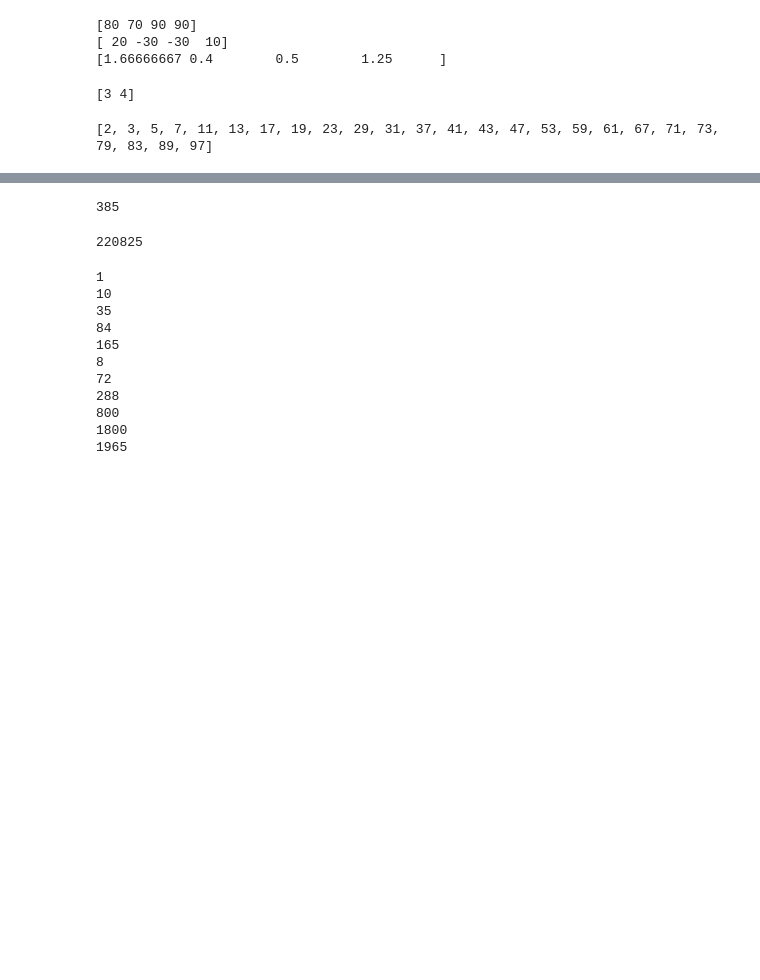
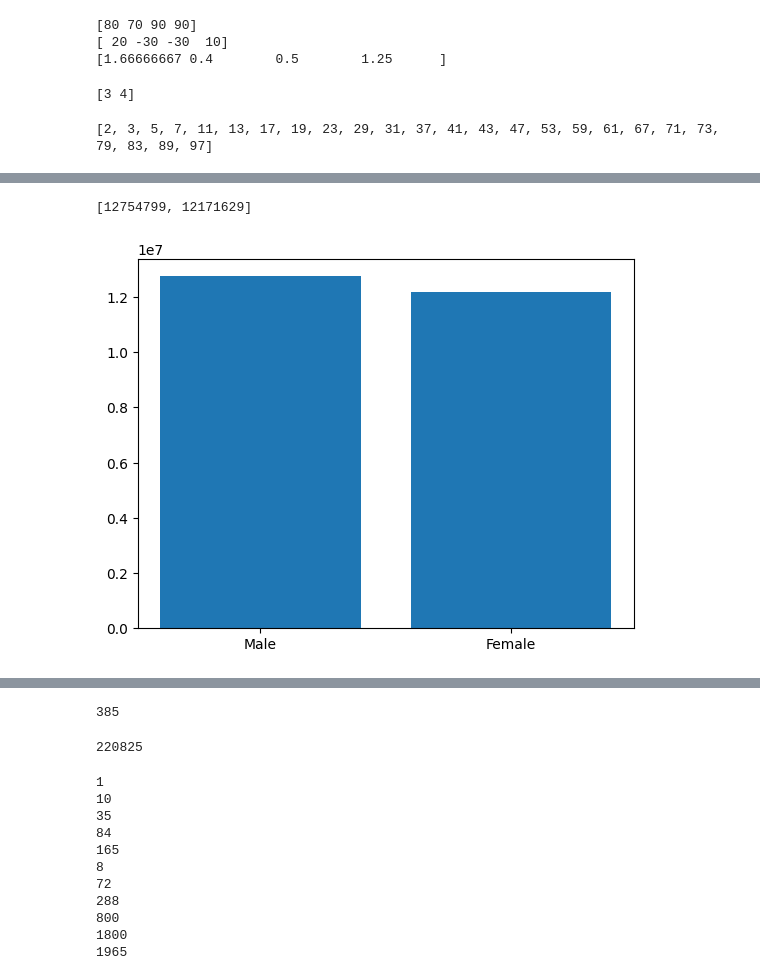
Before and after one commit to priyankarana5650-commits/PriyankaRana, a Jupyter notebook: PriyaRana11.ipynb, the cells around one changed output, grey strips where cells are left out. Drawn from its saved outputs; the diff is of its cells as text; code cells hidden in the pictures; blank space fills up the shorter version.

```diff
--- a/PriyaRana11.ipynb
+++ b/PriyaRana11.ipynb
@@ -244,0 +310,20 @@ print(prime_numbers)
+# %%
+unique_gender=[]
+gender_wise_sales=[]
+
+
+for i in gender:
+  if i not in unique_gender:
+    unique_gender.append(i)
+    gender_wise_sales.append(0)
+
+for i in range(len(gender)):
+  index=unique_gender.index(gender[i])
+  gender_wise_sales[index]=gender_wise_sales[index]+amount[i]
+print(gender_wise_sales)
+import matplotlib.pyplot as plt
+plt.bar(unique_gender, gender_wise_sales)
+plt.show()
+# %% [output]
+[12754799, 12171629]
+[figure, added]
```
Also changed, not shown: parts of 7 cells of this notebook.
